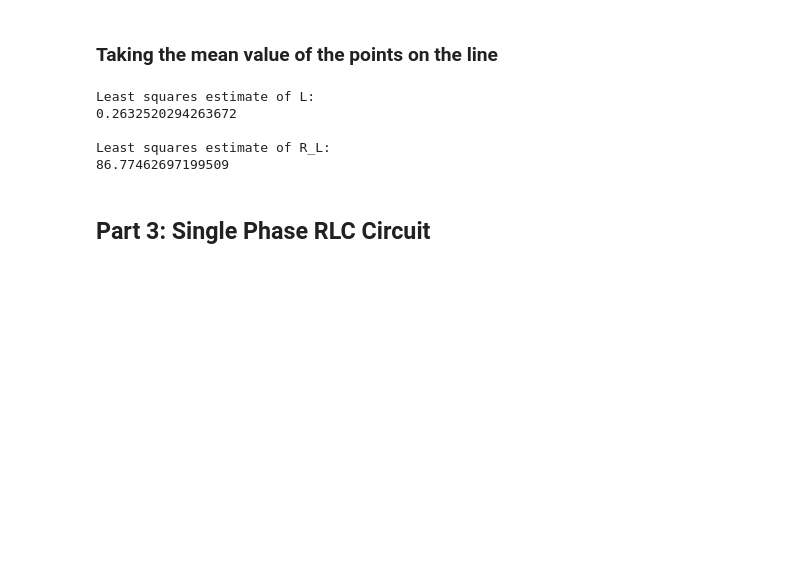
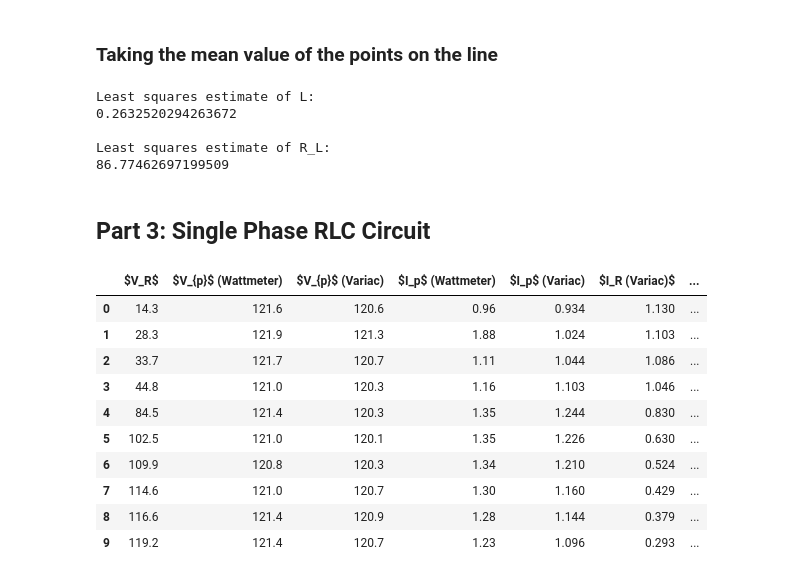
Before and after one commit to xandhiller/powerCircuitTheory, a Jupyter notebook: lab1Report/lab1Report.ipynb, the cells around one changed output. Saved outputs shown, nothing was run; the diff lists cells and outputs as text; code cells hidden in the pictures; blank space fills up the shorter version.

```diff
--- a/lab1Report/lab1Report.ipynb
+++ b/lab1Report/lab1Report.ipynb
@@ -337,19 +339,34 @@ Least squares estimate of R_L:
 # %%
 import pandas as pd
 df_rlc = pd.DataFrame({
     '$V_R$':                            [14.3,  28.3,  33.7,  44.8,  84.5,  102.5, 109.9, 114.6, 116.6, 119.2],
-    '$V_{s, \ rms}$ (Wattmeter)':       [121.6, 121.9, 121.7, 121.0, 121.4, 121.0, 120.8, 121.0, 121.4, 121.4],
-    '$V_{s, \ rms}$ (Variac)':          [120.6, 121.3, 120.7, 120.3, 120.3, 120.1, 120.3, 120.7, 120.9, 120.7],
+    '$V_{p}$ (Wattmeter)':       [121.6, 121.9, 121.7, 121.0, 121.4, 121.0, 120.8, 121.0, 121.4, 121.4],
+    '$V_{p}$ (Variac)':          [120.6, 121.3, 120.7, 120.3, 120.3, 120.1, 120.3, 120.7, 120.9, 120.7],
     '$I_p$ (Wattmeter)':                [0.96,  1.88,  1.11,  1.16,  1.35,  1.35,  1.34,  1.30,  1.28,  1.23 ],
     '$I_p$ (Variac)':                   [0.934, 1.024, 1.044, 1.103, 1.244, 1.226, 1.210, 1.160, 1.144, 1.096],
-    '$I_R$':                            [1.130, 1.103, 1.086, 1.046, 0.83,  0.63,  0.524, 0.429, 0.379, 0.293],
+    '$I_R (Variac)$':                            [1.130, 1.103, 1.086, 1.046, 0.83,  0.63,  0.524, 0.429, 0.379, 0.293],
     'Measured $P$ (watts)':             [99,    115,   122,   132,   160,   155,   151,   143,   136,   130  ],
     'Measured $Q$ (VAR)':               [-64,   -60,   -58,   -55,   31,    47,    55,    67,    70,    78   ],
     'Measured $pf$':                    [0.850, 0.885, 0.897, 0.930, 0.987, 0.950, 0.937, 0.905, 0.872, 0.85 ],
     })
 
-# Complex frequency caluclation
-# df['Calculated $S$ (VA) '] =
+# Calculate the resistance at each data point
+R = []
+for i, el in enumerate(df_rlc["$V_R$"]):
+    V = df_rlc["$V_R$"][i]
+    I = df_rlc["$I_R (Variac)$"][i]
+    R.append(V/I)
 
-# Show results
-df_rlc
+df_rlc["R"] = R
+# %% [output]
+|  | $V_R$ | $V_{p}$ (Wattmeter) | $V_{p}$ (Variac) | $I_p$ (Wattmeter) | $I_p$ (Variac) | $I_R (Variac)$ | ... |
+| 0 | 14.3 | 121.6 | 120.6 | 0.96 | 0.934 | 1.130 | ... |
+| 1 | 28.3 | 121.9 | 121.3 | 1.88 | 1.024 | 1.103 | ... |
+| 2 | 33.7 | 121.7 | 120.7 | 1.11 | 1.044 | 1.086 | ... |
+| 3 | 44.8 | 121.0 | 120.3 | 1.16 | 1.103 | 1.046 | ... |
+| 4 | 84.5 | 121.4 | 120.3 | 1.35 | 1.244 | 0.830 | ... |
+| 5 | 102.5 | 121.0 | 120.1 | 1.35 | 1.226 | 0.630 | ... |
+| 6 | 109.9 | 120.8 | 120.3 | 1.34 | 1.210 | 0.524 | ... |
+| 7 | 114.6 | 121.0 | 120.7 | 1.30 | 1.160 | 0.429 | ... |
+| 8 | 116.6 | 121.4 | 120.9 | 1.28 | 1.144 | 0.379 | ... |
+| 9 | 119.2 | 121.4 | 120.7 | 1.23 | 1.096 | 0.293 | ... |
```
Also changed, not shown: parts of 3 cells of this notebook.
